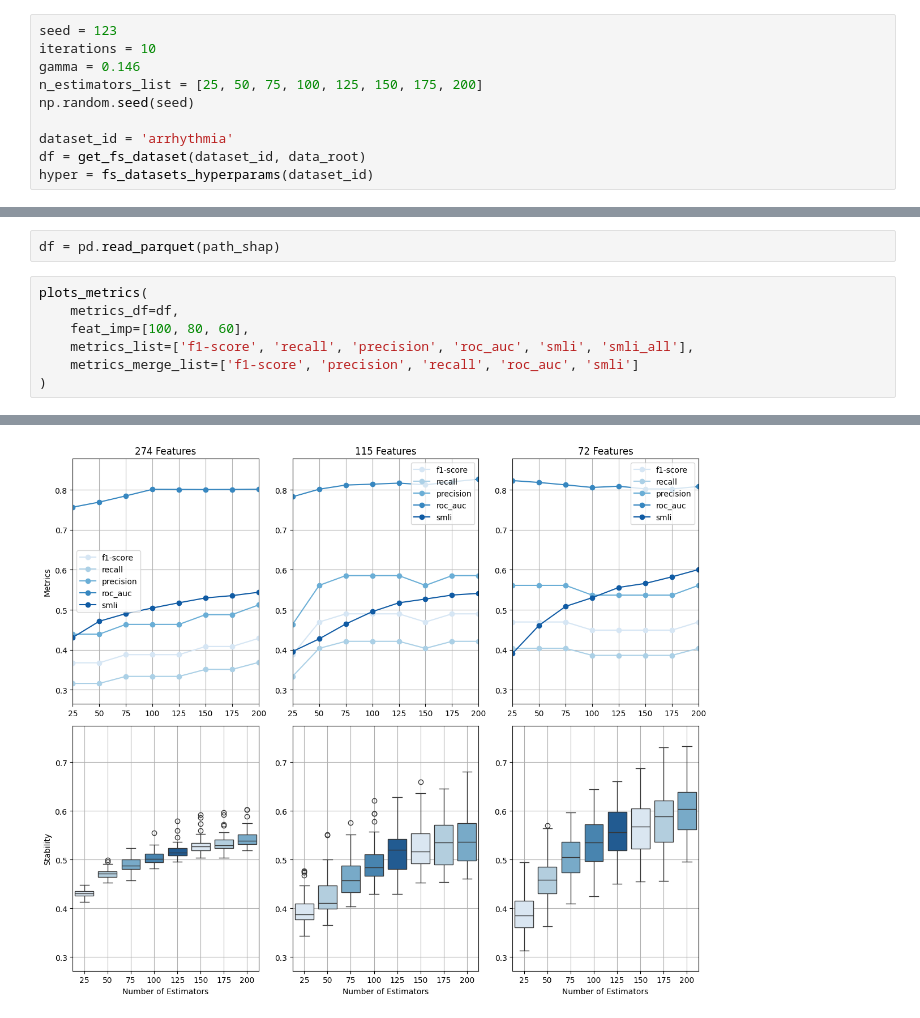
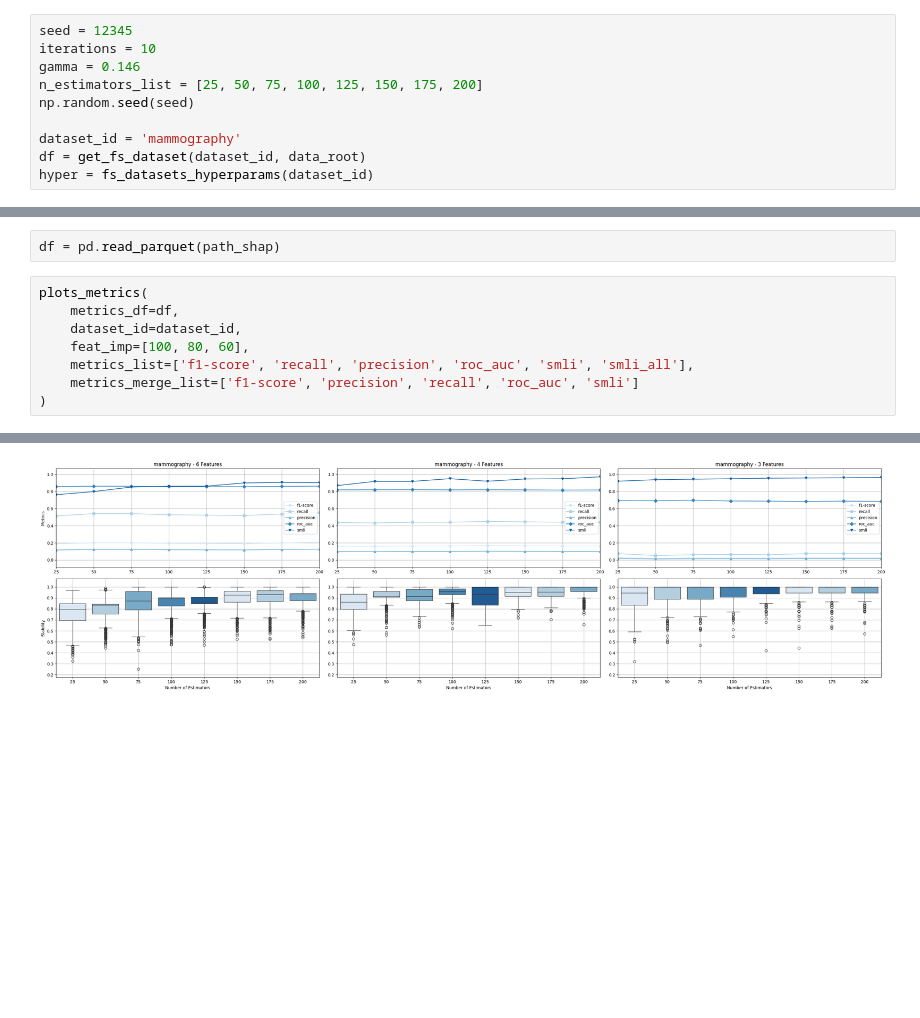
Before and after one commit to edo1691/ad_shap_stability, a Jupyter notebook: notebooks/00_05_run.ipynb, the cells around one changed output, grey strips where cells are left out. Drawn from its saved outputs; the diff is of its cells as text; blank space fills up the shorter version.

Commit message:
# Plots ready

```diff
--- a/notebooks/00_05_run.ipynb
+++ b/notebooks/00_05_run.ipynb
@@ -47,13 +47,13 @@ from src.plots.functions import plots_metrics
 # %% [markdown]
 ## Parameters
 # %%
-seed = 123
+seed = 12345
 iterations = 10
 gamma = 0.146
 n_estimators_list = [25, 50, 75, 100, 125, 150, 175, 200]
 np.random.seed(seed)
 
-dataset_id = 'arrhythmia'
+dataset_id = 'mammography'
 df = get_fs_dataset(dataset_id, data_root)
 hyper = fs_datasets_hyperparams(dataset_id)
 # %%
@@ -165,6 +158,7 @@ df = pd.read_parquet(path_shap)
 # %%
 plots_metrics(
     metrics_df=df,
+    dataset_id=dataset_id,
     feat_imp=[100, 80, 60],
     metrics_list=['f1-score', 'recall', 'precision', 'roc_auc', 'smli', 'smli_all'],
     metrics_merge_list=['f1-score', 'precision', 'recall', 'roc_auc', 'smli']
@@ -179 +173 @@ plots_metrics(
-[figure, old version]
+[figure, new version]
```
Also changed, not shown: parts of 5 cells of this notebook, 24 other files.
